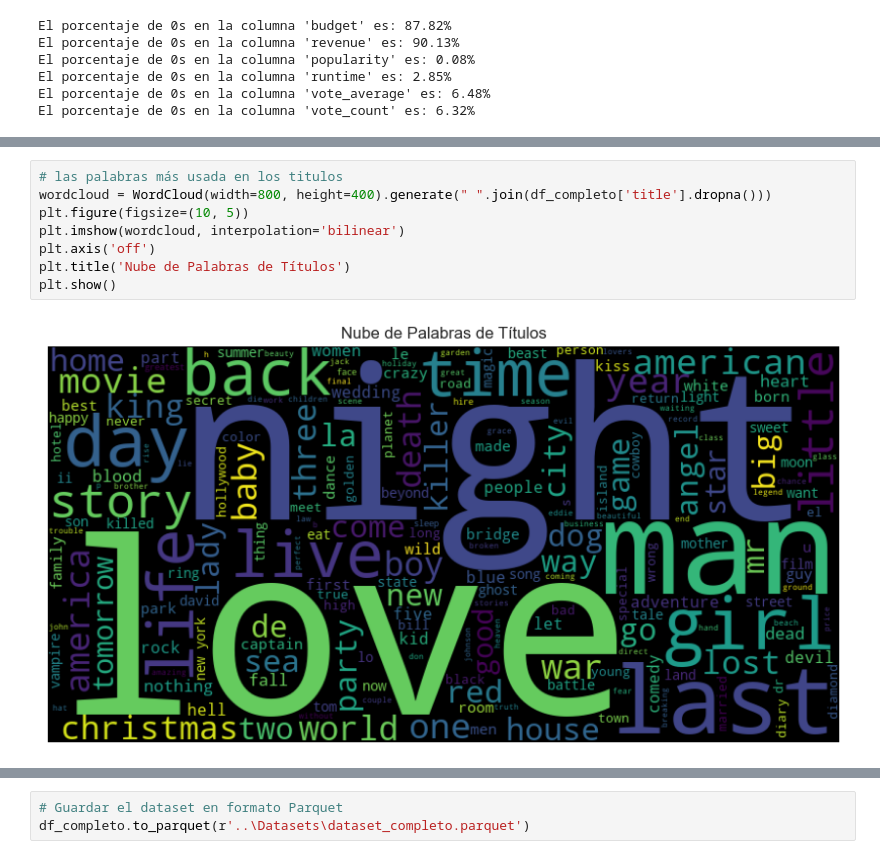
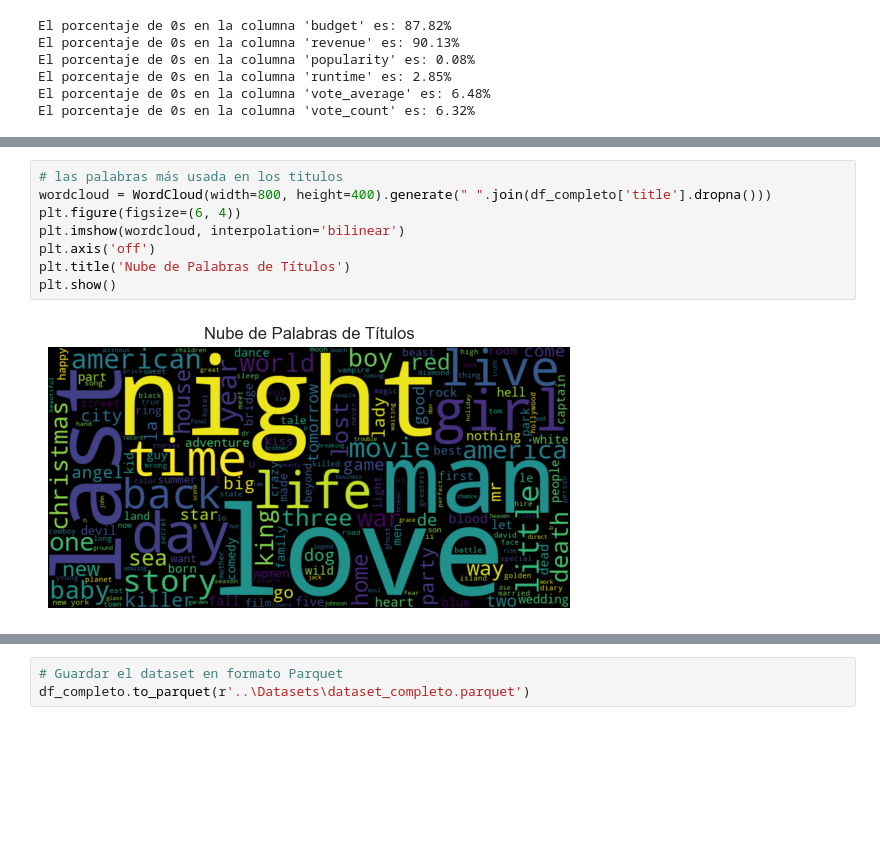
Before and after one commit to Melbutus/ProyectoML, a Jupyter notebook: Reports/EDA.ipynb, the cells around one changed output, grey strips where cells are left out. Saved outputs shown, nothing was run; the diff lists cells and outputs as text; blank space fills up the shorter version.

```diff
--- a/Reports/EDA.ipynb
+++ b/Reports/EDA.ipynb
@@ -180,13 +80,13 @@ plt.show()
 # %%
 # las palabras más usada en los titulos
 wordcloud = WordCloud(width=800, height=400).generate(" ".join(df_completo['title'].dropna()))
-plt.figure(figsize=(10, 5))
+plt.figure(figsize=(6, 4))
 plt.imshow(wordcloud, interpolation='bilinear')
 plt.axis('off')
 plt.title('Nube de Palabras de Títulos')
 plt.show()
 # %% [output]
-[figure, old version]
+[figure, new version]
 # %%
 # Combina todos los textos del campo 'overview' en una sola cadena, siendo las palabras que mas se repiten en las descripciones
 text_overview = " ".join(df_completo['overview'].dropna())
```
Also changed, not shown: parts of 17 cells of this notebook, 2 other files.
